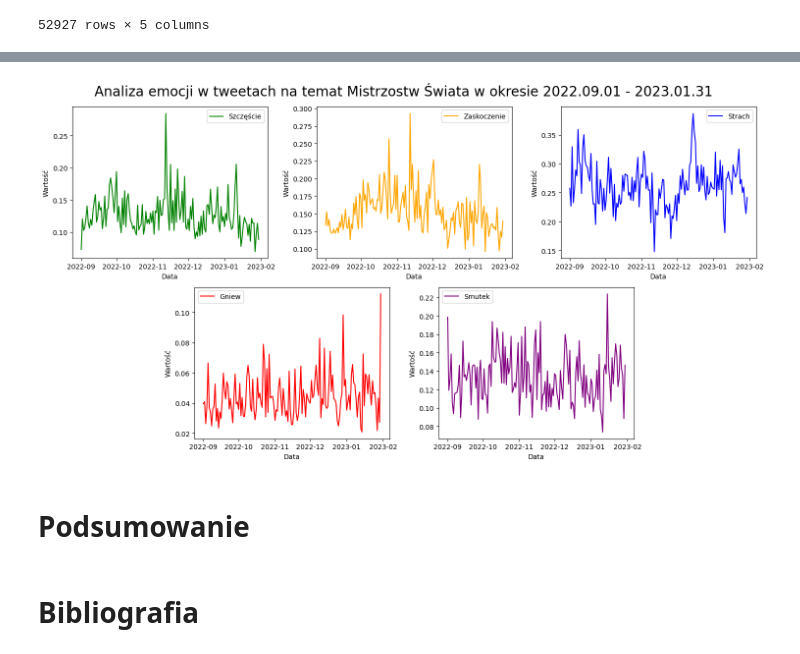
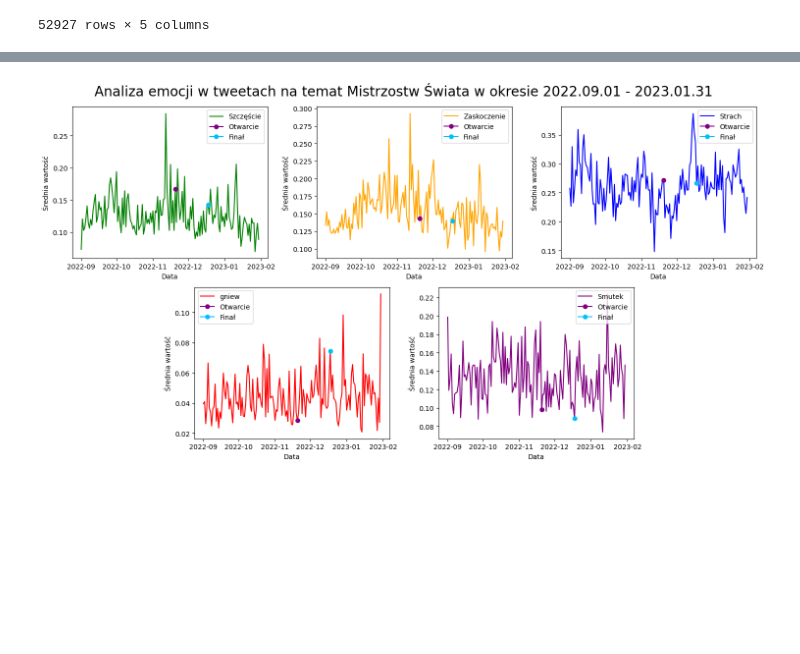
Before and after one commit to wgola/computional-intelligence-exercises, a Jupyter notebook: project3/projet3.ipynb, the cells around one changed output, grey strips where cells are left out. Saved outputs shown, nothing was run; the diff lists cells and outputs as text; code cells hidden in the pictures; blank space fills up the shorter version.

```diff
--- a/project3/projet3.ipynb
+++ b/project3/projet3.ipynb
@@ -204,0 +281,15 @@ plt.show()
+# %%
+start_date = datetime.date(2022, 11, 20)
+end_date = datetime.date(2022, 12, 18)
+
+
+def plot_subplot(tweets, column_name, color, legend_name):
+    plt.plot(tweets["date"],
+             tweets[column_name], color=color)
+    plt.plot(start_date, tweets[tweets["date"]
+             == start_date][column_name], marker="o", color="purple")
+    plt.plot(end_date, tweets[tweets["date"]
+             == end_date][column_name], marker="o", color="deepskyblue")
+    plt.ylabel("Średnia wartość")
+    plt.xlabel("Data")
+    plt.legend([legend_name, "Otwarcie", "Finał"])
@@ -314,47 +441,28 @@ plt.show()
 # %%
 t2e_tweets_grouped = t2e_tweets[[
     "date", "t2eHappy", "t2eSurprise", "t2eFear", "t2eAngry", "t2eSad"]]
 
-x = t2e_tweets_grouped.groupby(["date"], as_index=False).mean()
+t2e_tweets_means = t2e_tweets_grouped.groupby(["date"], as_index=False).mean()
 
 plt.figure(figsize=(15, 8))
 plt.suptitle(
     "Analiza emocji w tweetach na temat Mistrzostw Świata w okresie 2022.09.01 - 2023.01.31", fontsize=20)
 plt.subplot2grid((2, 6), (0, 0), colspan=2)
-plt.plot(x["date"], x["t2eHappy"], color="green")
-plt.ylabel("Wartość")
-plt.xlabel("Data")
-plt.legend(["Szczęście"])
+plot_subplot(t2e_tweets_means, "t2eHappy", "green", "Szczęście")
 
 plt.subplot2grid((2, 6), (0, 2), colspan=2)
-plt.plot(x["date"], x["t2eSurprise"], color="orange")
-plt.ylabel("Wartość")
-plt.xlabel("Data")
-plt.legend(["Zaskoczenie"])
+plot_subplot(t2e_tweets_means, "t2eSurprise", "orange", "Zaskoczenie")
 
 plt.subplot2grid((2, 6), (0, 4), colspan=2)
-plt.plot(x["date"], x["t2eFear"], color="blue")
-plt.ylabel("Wartość")
-plt.xlabel("Data")
-plt.legend(["Strach"])
+plot_subplot(t2e_tweets_means, "t2eFear", "blue", "Strach")
 
 plt.subplot2grid((2, 6), (1, 1), colspan=2)
-plt.plot(x["date"], x["t2eAngry"], color="red")
-plt.ylabel("Wartość")
-plt.xlabel("Data")
-plt.legend(["Gniew"])
+plot_subplot(t2e_tweets_means, "t2eAngry", "red", "gniew")
 
 plt.subplot2grid((2, 6), (1, 3), colspan=2)
-plt.plot(x["date"], x["t2eSad"], color="purple")
-plt.ylabel("Wartość")
-plt.xlabel("Data")
-plt.legend(["Smutek"])
+plot_subplot(t2e_tweets_means, "t2eSad", "purple", "Smutek")
 
 plt.tight_layout()
 plt.show()
 # %% [output]
-[figure, old version]
+[figure, new version]
-# %% [markdown]
-# Podsumowanie
-# %% [markdown]
-# Bibliografia
```
Also changed, not shown: parts of 42 cells of this notebook.
